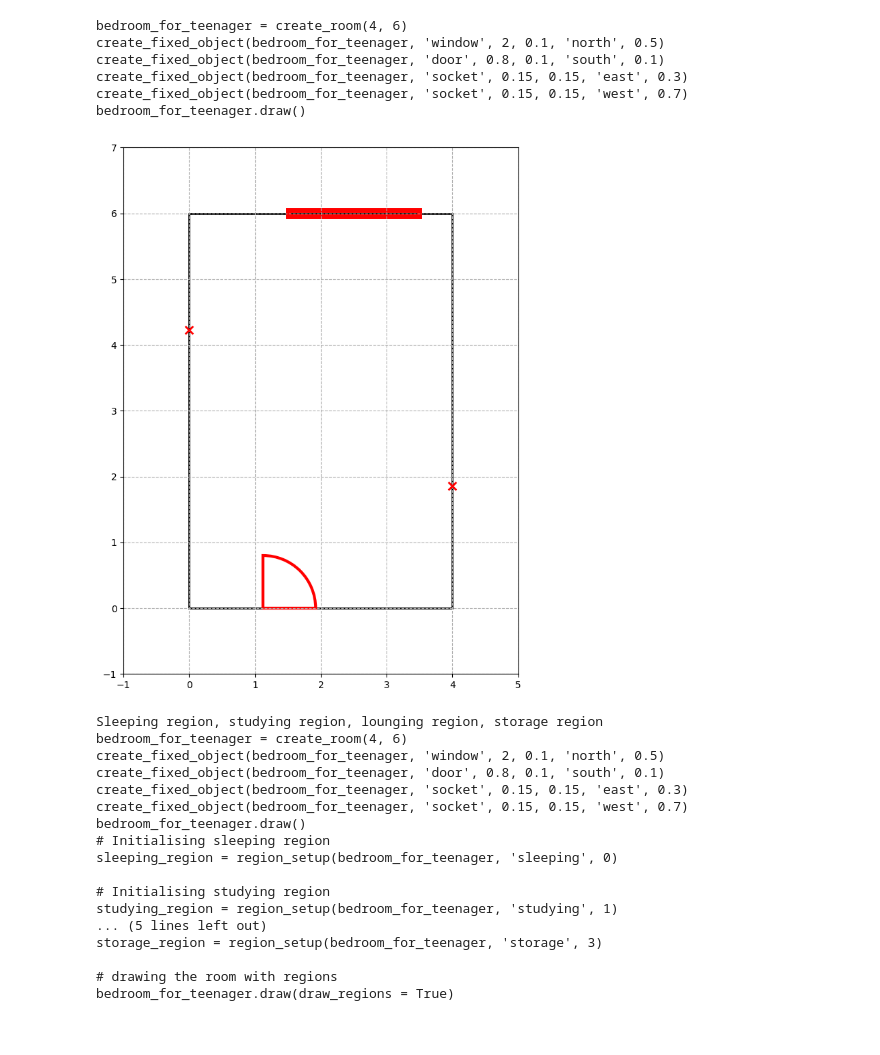
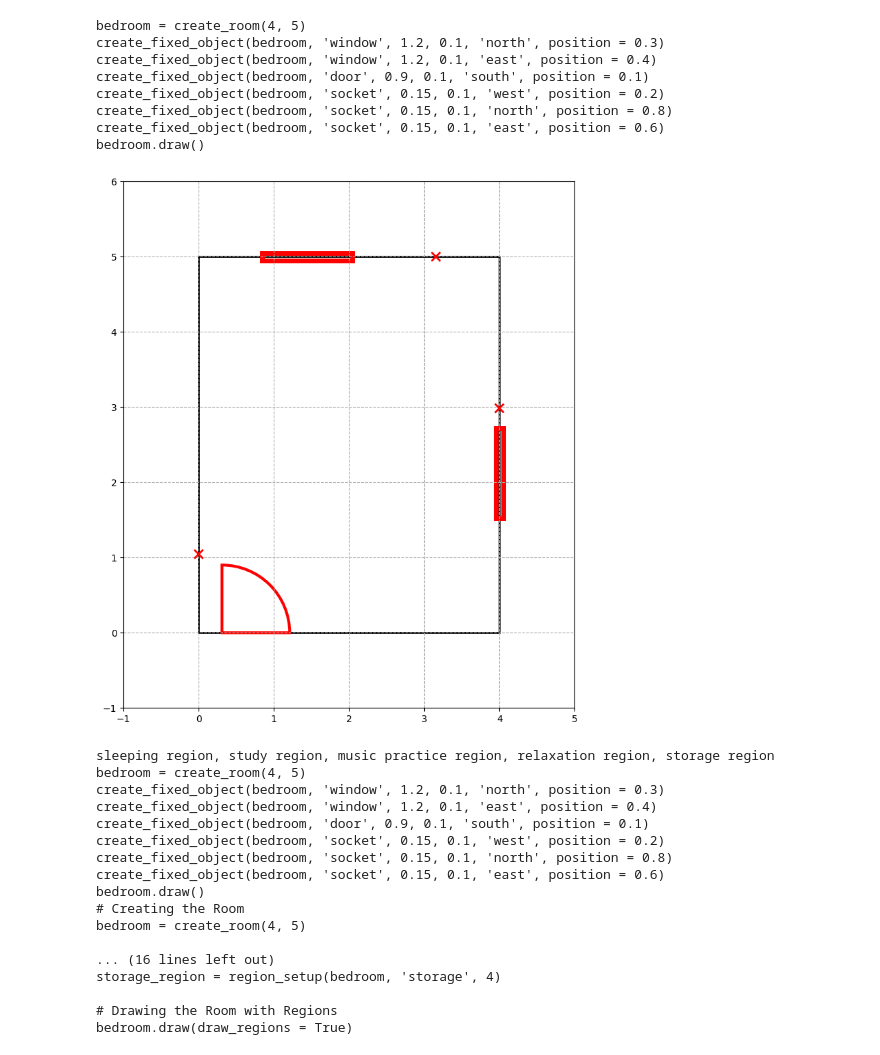
Before and after one commit to gabriellelittle1/MSc-Project, a Jupyter notebook: DSL/Phase1.ipynb, the cells around one changed output. Drawn from its saved outputs; the diff is of its cells as text; code cells hidden in the pictures.

Commit message:
Phase 2 start - adding in the most important objects for each region

```diff
--- a/DSL/Phase1.ipynb
+++ b/DSL/Phase1.ipynb
@@ -48,41 +49,44 @@ def room_setup(scene_descriptor, api_key=api_key):
     prompt2 += "{Room: width = 5,  length = 6}, {Object type: window, Number: 1,  width = 1, length = 0.1, wall = south, position = 0.3}, the output would be:"
     prompt2 += "kitchen = create_room(5, 6), create_fixed_object(kitchen, 'window', 1, 0.1, 'south', position = 0.3), kitchen.draw()."
     prompt2 += " Return only the python script. No other text. Please ensure the correct number of inputs are given for each function. The code should end with '.draw()'."
     prompt2 += file_contents
 
     # Define the request payload
     data = {
         "model": "gpt-4",
         "messages": [
             {"role": "user", "content": prompt2}
         ]
     }
 
     # Make the API call
     response2 = requests.post(url, headers=headers, json=data)
     # Check the response
     if response2.status_code == 200:
         response_data2 = response2.json()
         print(response_data2['choices'][0]['message']['content'])
         exec(response_data2['choices'][0]['message']['content'])
     else:
         print('Failed to get a response')
         print(response2.text)
 
     #exec(response_data2['choices'][0]['message']['content'])
 
     return response1, response2
 
-scene_descriptor = 'a bedroom for a teenager. The room is 4 meters wide and 6 meters long. There is one big window, 1 door, and 2 electrical plugs.'
+#scene_descriptor = 'a bedroom for a teenager. The room is 4 meters wide and 6 meters long. There is one big window, 1 door, and 2 electrical plugs. The door should be on the far corner of the south wall.'
+scene_descriptor = "a bedroom for a teenage girl who plays the guitar."
 response1, response2 = room_setup(scene_descriptor)
 # %% [output]
-bedroom_for_teenager = create_room(4, 6)
-create_fixed_object(bedroom_for_teenager, 'window', 2, 0.1, 'north', 0.5)
-create_fixed_object(bedroom_for_teenager, 'door', 0.8, 0.1, 'south', 0.1)
-create_fixed_object(bedroom_for_teenager, 'socket', 0.15, 0.15, 'east', 0.3)
-create_fixed_object(bedroom_for_teenager, 'socket', 0.15, 0.15, 'west', 0.7)
-bedroom_for_teenager.draw()
+bedroom = create_room(4, 5)
+create_fixed_object(bedroom, 'window', 1.2, 0.1, 'north', position = 0.3)
+create_fixed_object(bedroom, 'window', 1.2, 0.1, 'east', position = 0.4)
+create_fixed_object(bedroom, 'door', 0.9, 0.1, 'south', position = 0.1)
+create_fixed_object(bedroom, 'socket', 0.15, 0.1, 'west', position = 0.2)
+create_fixed_object(bedroom, 'socket', 0.15, 0.1, 'north', position = 0.8)
+create_fixed_object(bedroom, 'socket', 0.15, 0.1, 'east', position = 0.6)
+bedroom.draw()
-[figure, old version]
+[figure, new version]
 # %%
 url = 'https://api.openai.com/v1/chat/completions'
 headers = {
@@ -113,7 +117,7 @@ prompt4 = "For each region in the room described as: " + scene_descriptor + "wit
 prompt4 += " These constraints should depend on the physical features of the room like the windows, doors, plugs, etc."
 prompt4 += " They should also depend on the other regions. For example, the constraints might be something like"
 prompt4 += " 'the cooking region should be near the dining region' or 'the sleeping region should have a plug in it'"
-prompt4 += " or 'the storage region should be against a wall'. There are many options. Return a list of these, and keep each"
+prompt4 += " or 'the storage region should be against a wall'. Also, if there should be a focal point in the room, decide which region should include the focal point and add that as a constraint. There are many options. Return a list of these, and keep each"
 prompt4 += " constraint/consideration short and simple, but make sure that you include all of the necessary considerations for"
 prompt4 += " functionality as well as any design princples you think are important. Give no other text, only the list. Remove any reasoning"
 prompt4 += " or explanation for the constraint/consideration. Instead of 'Sleeping region should be near an electrical plug for a bedside lamp or charging devices'"
@@ -148,23 +152,23 @@ else:
     print('Failed to get a response')
     print(response5.text)
 # %% [output]
-Sleeping region, studying region, lounging region, storage region
-bedroom_for_teenager = create_room(4, 6)
-create_fixed_object(bedroom_for_teenager, 'window', 2, 0.1, 'north', 0.5)
-create_fixed_object(bedroom_for_teenager, 'door', 0.8, 0.1, 'south', 0.1)
-create_fixed_object(bedroom_for_teenager, 'socket', 0.15, 0.15, 'east', 0.3)
-create_fixed_object(bedroom_for_teenager, 'socket', 0.15, 0.15, 'west', 0.7)
-bedroom_for_teenager.draw()
-# Initialising sleeping region
-sleeping_region = region_setup(bedroom_for_teenager, 'sleeping', 0)
+sleeping region, study region, music practice region, relaxation region, storage region
+bedroom = create_room(4, 5)
+create_fixed_object(bedroom, 'window', 1.2, 0.1, 'north', position = 0.3)
+create_fixed_object(bedroom, 'window', 1.2, 0.1, 'east', position = 0.4)
+create_fixed_object(bedroom, 'door', 0.9, 0.1, 'south', position = 0.1)
+create_fixed_object(bedroom, 'socket', 0.15, 0.1, 'west', position = 0.2)
+create_fixed_object(bedroom, 'socket', 0.15, 0.1, 'north', position = 0.8)
+create_fixed_object(bedroom, 'socket', 0.15, 0.1, 'east', position = 0.6)
+bedroom.draw()
+# Creating the Room
+bedroom = create_room(4, 5)
 
-# Initialising studying region
-studying_region = region_setup(bedroom_for_teenager, 'studying', 1)
-... (5 lines left out)
-storage_region = region_setup(bedroom_for_teenager, 'storage', 3)
+... (16 lines left out)
+storage_region = region_setup(bedroom, 'storage', 4)
 
-# drawing the room with regions
-bedroom_for_teenager.draw(draw_regions = True)
+# Drawing the Room with Regions
+bedroom.draw(draw_regions = True)
 # %%
 url = 'https://api.openai.com/v1/chat/completions'
 headers = {
```
Also changed, not shown: parts of 7 cells of this notebook, 35 other files.
